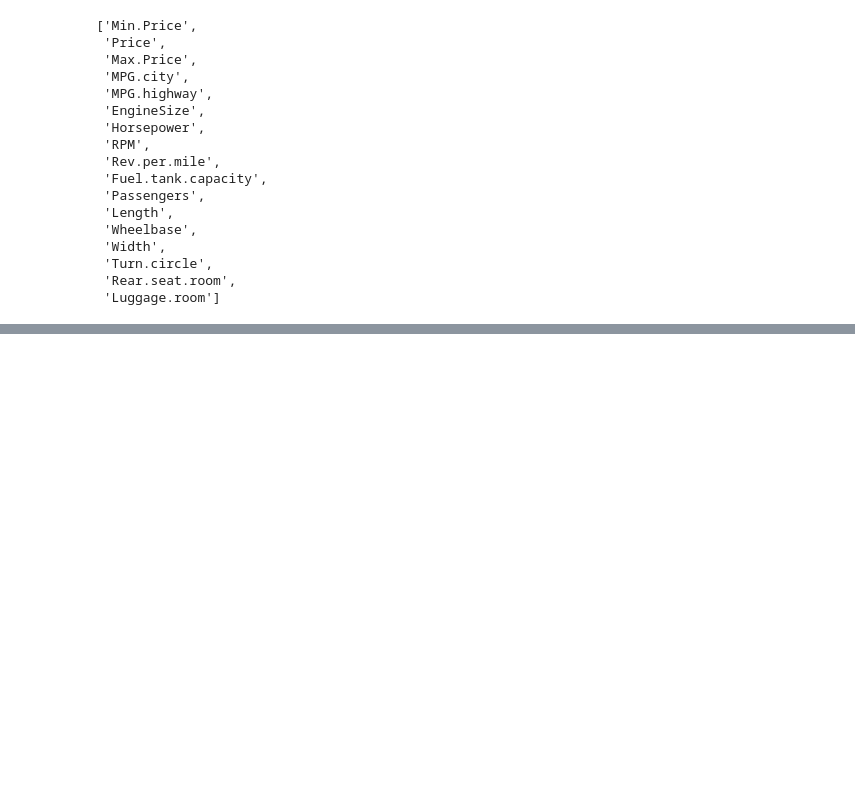
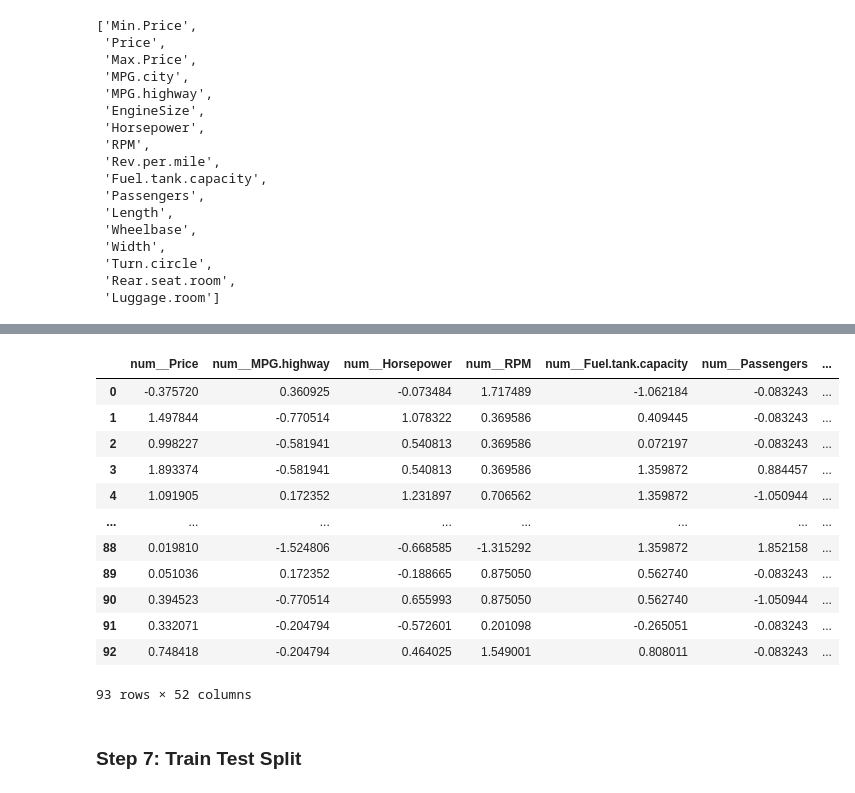
Before and after one commit to Mipritam24/ML1, a Jupyter notebook: 5. Feature Selection/Backward_Elimination.ipynb, the cells around one changed output, grey strips where cells are left out. Drawn from its saved outputs; the diff is of its cells as text; code cells hidden in the pictures; blank space fills up the shorter version.

```diff
--- a/5. Feature Selection/Backward_Elimination.ipynb
+++ b/5. Feature Selection/Backward_Elimination.ipynb
@@ -144,0 +245,3 @@ num_pipe= make_pipeline1(
+# %%
+cat_sel = list(X_sel.columns[X_sel.dtypes=="object"])
+con_sel = list(X_sel.columns[X_sel.dtypes!="object"])
@@ -144,0 +250,15 @@ num_pipe= make_pipeline1(
+# %%
+num_pipe2 = make_pipeline(
+    SimpleImputer(strategy="mean"),
+    StandardScaler()
+)
+# %%
+cat_pipe2 = make_pipeline(
+    SimpleImputer(strategy="most_frequent"),
+    OneHotEncoder(handle_unknown="ignore", sparse_output=False, drop= "first")
+)
+# %%
+pre2= ColumnTransformer([
+    ("num", num_pipe2, con_sel),
+    ("cat",cat_pipe2, cat_sel)]
+).set_output(transform="pandas")
@@ -144,0 +288,19 @@ num_pipe= make_pipeline1(
+# %%
+X_sel_pre = pre2.fit_transform(X_sel)
+X_sel_pre
+# %% [output]
+|  | num__Price | num__MPG.highway | num__Horsepower | num__RPM | num__Fuel.tank.capacity | num__Passengers | ... |
+| 0 | -0.375720 | 0.360925 | -0.073484 | 1.717489 | -1.062184 | -0.083243 | ... |
+| 1 | 1.497844 | -0.770514 | 1.078322 | 0.369586 | 0.409445 | -0.083243 | ... |
+| 2 | 0.998227 | -0.581941 | 0.540813 | 0.369586 | 0.072197 | -0.083243 | ... |
+| 3 | 1.893374 | -0.581941 | 0.540813 | 0.369586 | 1.359872 | 0.884457 | ... |
+| 4 | 1.091905 | 0.172352 | 1.231897 | 0.706562 | 1.359872 | -1.050944 | ... |
+| ... | ... | ... | ... | ... | ... | ... | ... |
+| 88 | 0.019810 | -1.524806 | -0.668585 | -1.315292 | 1.359872 | 1.852158 | ... |
+| 89 | 0.051036 | 0.172352 | -0.188665 | 0.875050 | 0.562740 | -0.083243 | ... |
+| 90 | 0.394523 | -0.770514 | 0.655993 | 0.875050 | 0.562740 | -1.050944 | ... |
+| 91 | 0.332071 | -0.204794 | -0.572601 | 0.201098 | -0.265051 | -0.083243 | ... |
+| 92 | 0.748418 | -0.204794 | 0.464025 | 1.549001 | 0.808011 | -0.083243 | ... |
+93 rows × 52 columns
+# %% [markdown]
+### Step 7: Train Test Split
```
Also changed, not shown: parts of 43 cells of this notebook.
